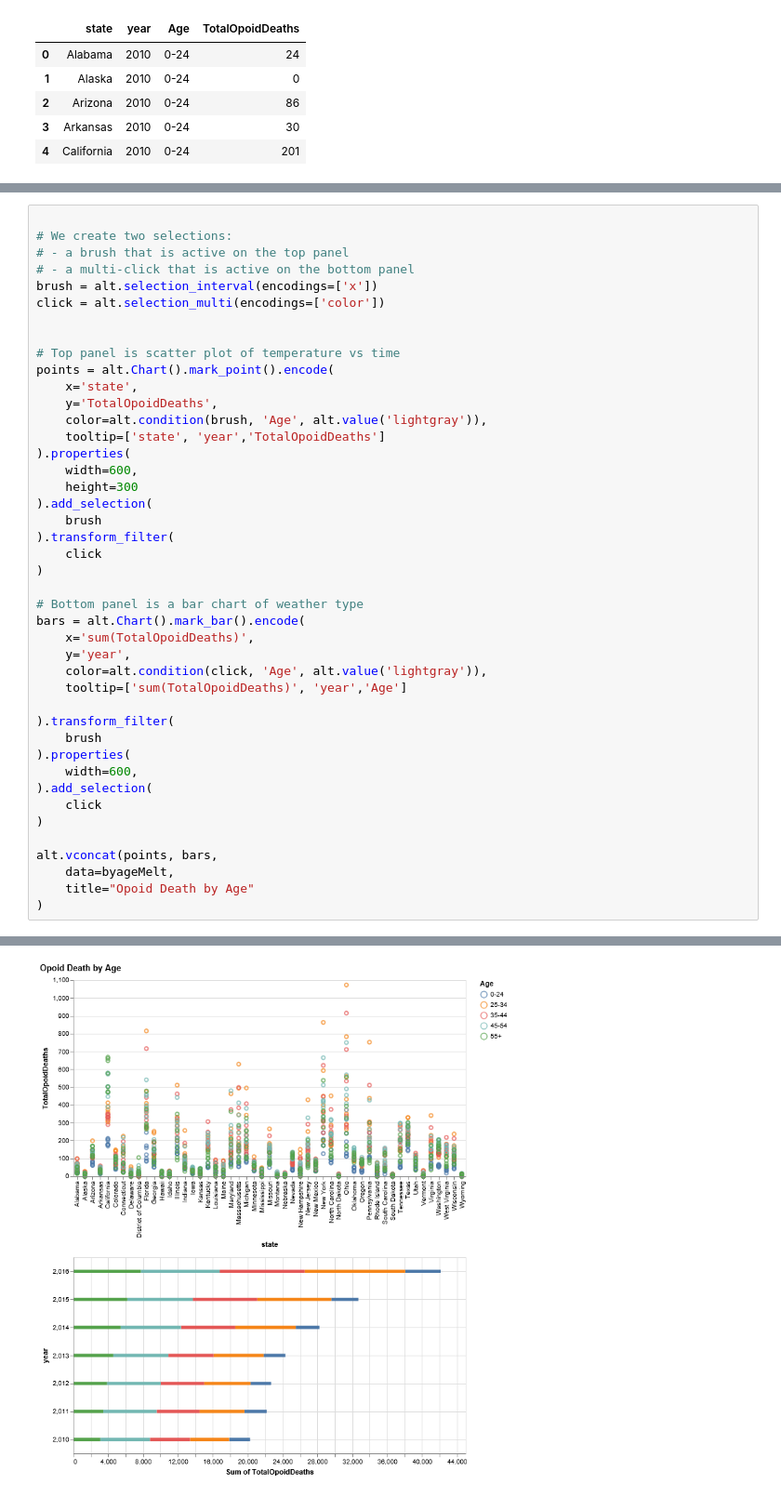
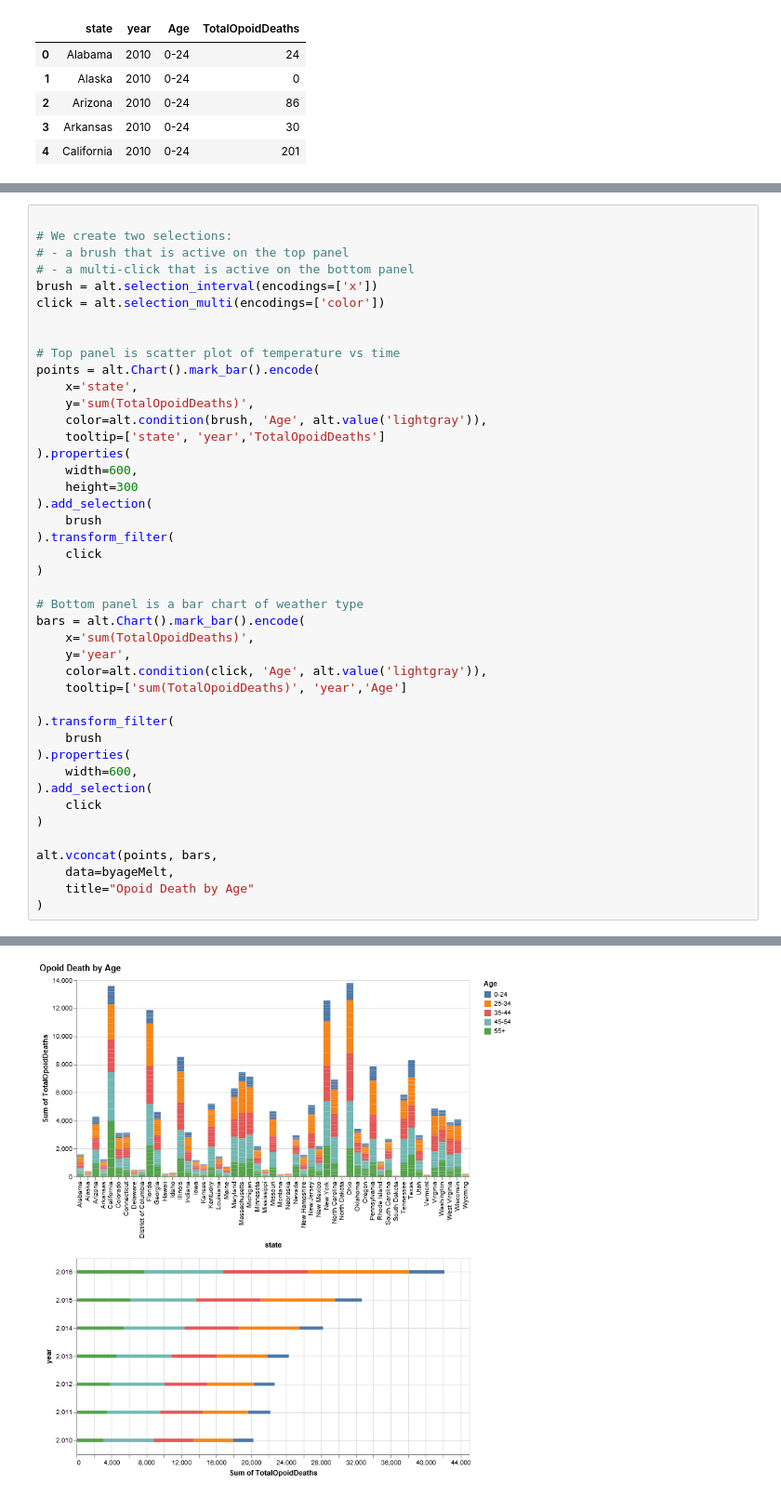
Before and after one commit to rashray/Opiod-Epidemic-Project, a Jupyter notebook: Rashmi/viz.ipynb, the cells around one changed output, grey strips where cells are left out. Shown at 93% size. Saved outputs shown, nothing was run; the diff lists cells and outputs as text.

```diff
--- a/Rashmi/viz.ipynb
+++ b/Rashmi/viz.ipynb
@@ -291,39 +356,39 @@ click = alt.selection_multi(encodings=['color'])
 
 
 # Top panel is scatter plot of temperature vs time
-points = alt.Chart().mark_point().encode(
+points = alt.Chart().mark_bar().encode(
     x='state',
-    y='TotalOpoidDeaths',
+    y='sum(TotalOpoidDeaths)',
     color=alt.condition(brush, 'Age', alt.value('lightgray')),
     tooltip=['state', 'year','TotalOpoidDeaths']
 ).properties(
     width=600,
     height=300
 ).add_selection(
     brush
 ).transform_filter(
     click
 )
 
 # Bottom panel is a bar chart of weather type
 bars = alt.Chart().mark_bar().encode(
     x='sum(TotalOpoidDeaths)',
     y='year',
     color=alt.condition(click, 'Age', alt.value('lightgray')),
     tooltip=['sum(TotalOpoidDeaths)', 'year','Age']
 
 ).transform_filter(
     brush
 ).properties(
     width=600,
 ).add_selection(
     click
 )
 
 alt.vconcat(points, bars,
     data=byageMelt,
     title="Opoid Death by Age"
 )
 # %% [output]
 <vega.vegalite.VegaLite at 0x...>
-[figure, old version]
+[figure, new version]
```
Also changed, not shown: parts of 13 cells of this notebook.
